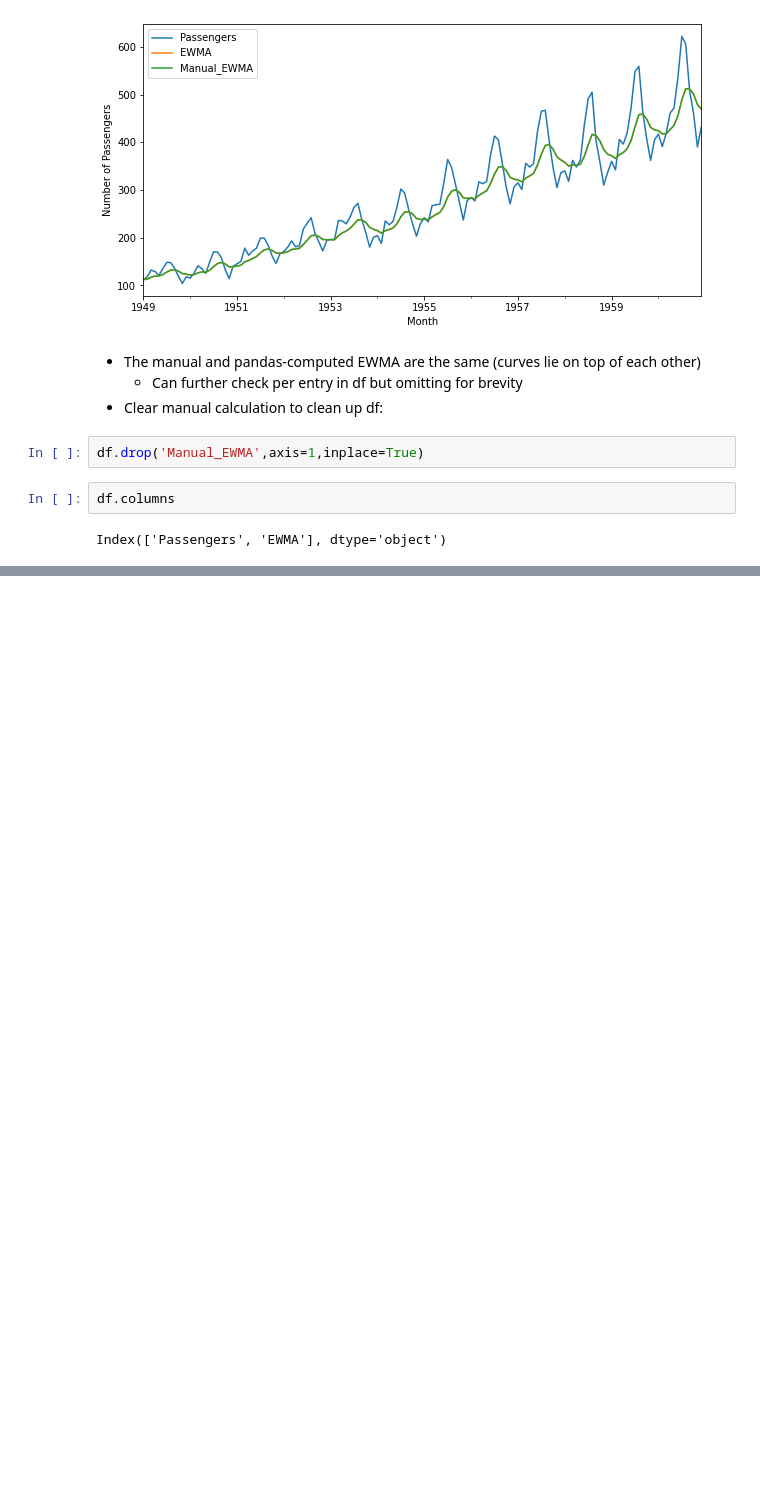
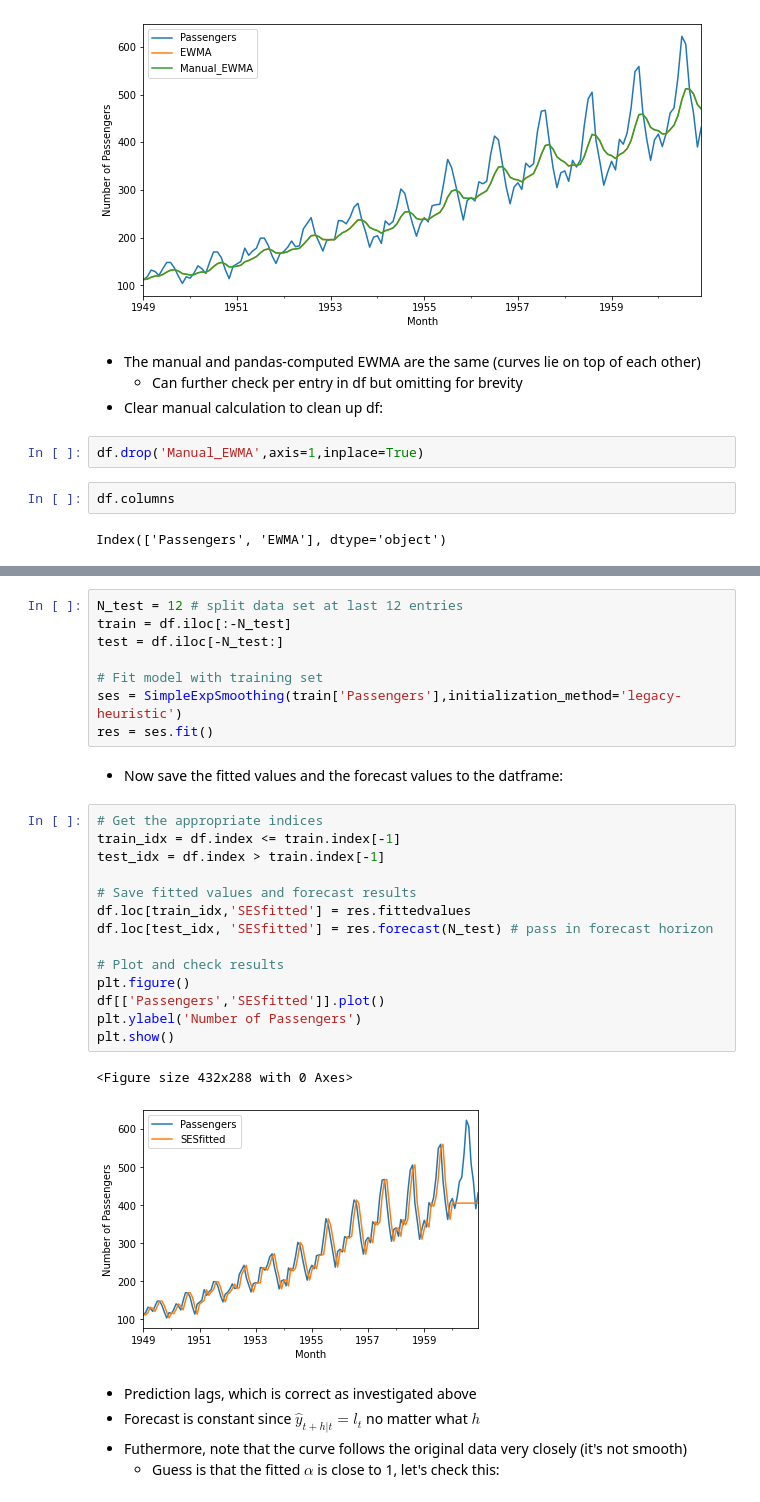
Before and after one commit to les67/TimeSeriesAnalysis_Udemy, a Jupyter notebook: 4_exponential_smoothing.ipynb, the cells around one changed output, grey strips where cells are left out. Saved outputs shown, nothing was run; the diff lists cells and outputs as text; blank space fills up the shorter version.

```diff
--- a/4_exponential_smoothing.ipynb
+++ b/4_exponential_smoothing.ipynb
@@ -161,0 +244,32 @@ Index(['Passengers', 'EWMA'], dtype='object')
+# %%
+N_test = 12 # split data set at last 12 entries
+train = df.iloc[:-N_test]
+test = df.iloc[-N_test:]
+
+# Fit model with training set
+ses = SimpleExpSmoothing(train['Passengers'],initialization_method='legacy-heuristic')
+res = ses.fit()
+# %% [markdown]
+- Now save the fitted values and the forecast values to the datframe:
+# %%
+# Get the appropriate indices
+train_idx = df.index <= train.index[-1]
+test_idx = df.index > train.index[-1]
+
+# Save fitted values and forecast results
+df.loc[train_idx,'SESfitted'] = res.fittedvalues
+df.loc[test_idx, 'SESfitted'] = res.forecast(N_test) # pass in forecast horizon
+
+# Plot and check results
+plt.figure()
+df[['Passengers','SESfitted']].plot()
+plt.ylabel('Number of Passengers')
+plt.show()
+# %% [output]
+<Figure size 432x288 with 0 Axes>
+[figure, added]
+# %% [markdown]
+- Prediction lags, which is correct as investigated above
+- Forecast is constant since $\hat{y}_{t+h|t}=l_t$ no matter what $h$
+- Futhermore, note that the curve follows the original data very closely (it's not smooth)
+    - Guess is that the fitted $\alpha$ is close to 1, let's check this:
```
Also changed, not shown: parts of 70 cells of this notebook.
